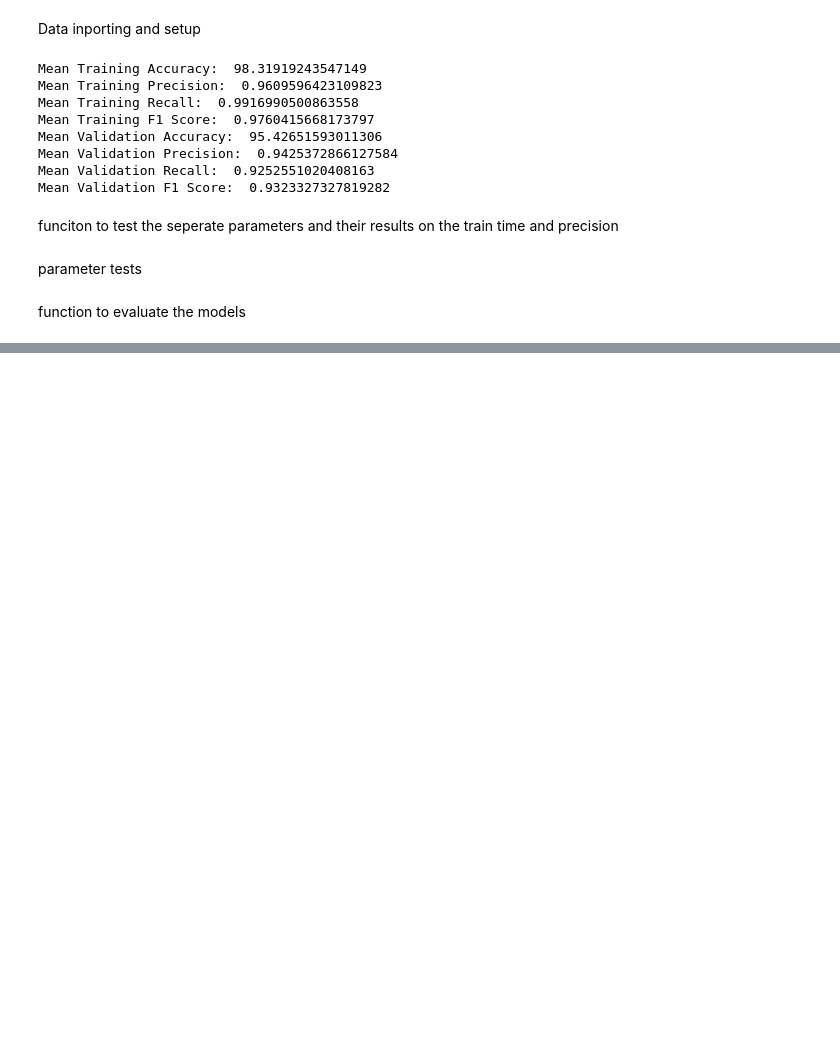
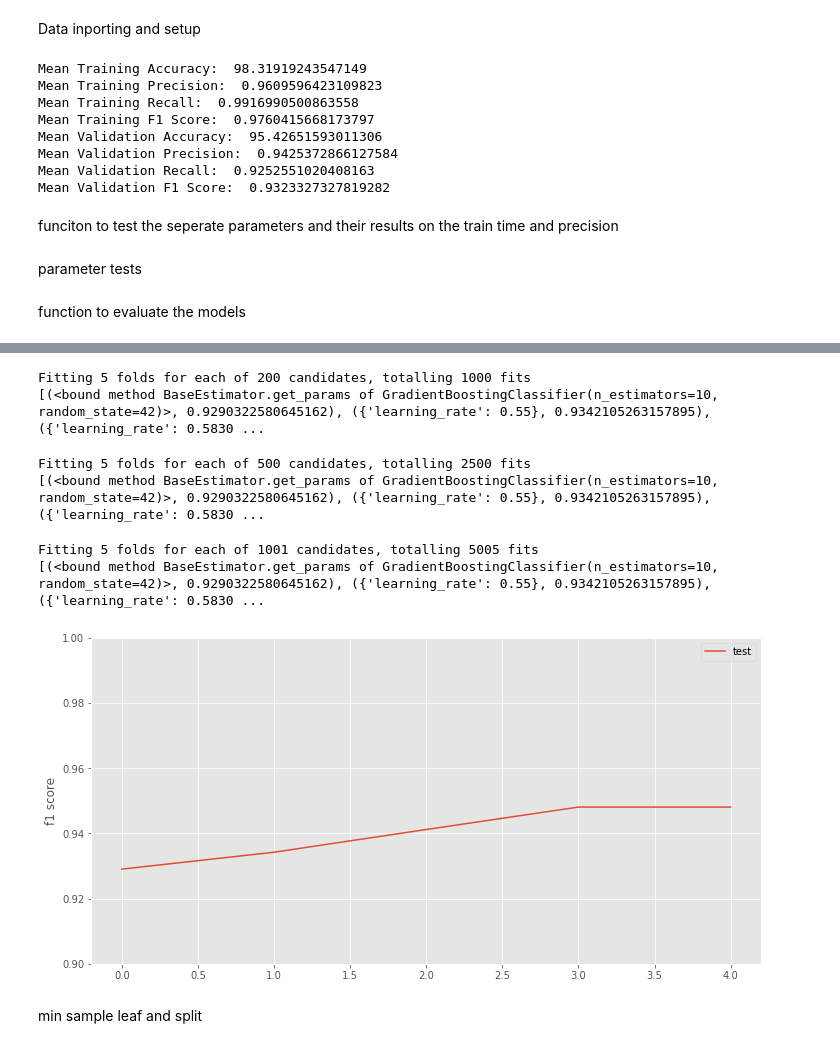
Before and after one commit to DJLeemstar/AICoursework, a Jupyter notebook: GBA.ipynb, the cells around one changed output, grey strips where cells are left out. Saved outputs shown, nothing was run; the diff lists cells and outputs as text; code cells hidden in the pictures; blank space fills up the shorter version.

```diff
--- a/GBA.ipynb
+++ b/GBA.ipynb
@@ -132,0 +197,49 @@ gsearch4.best_params_, gsearch4.best_score_
+# %%
+param_grid = {'learning_rate': np.arange(0.4,0.6,0.001),
+}
+
+GBAgrid_model = model_selection.GridSearchCV(estimator = GradientBoostingClassifier(max_depth= 14,n_estimators= 172,random_state=42,max_features=1), param_grid = param_grid,
+                                 cv = 5, n_jobs = -1, scoring='f1',verbose = 1, return_train_score=True)
+GBAgrid_model.fit(x_train,y_train)
+scores_of_models.append((GBAgrid_model.best_params_, evaluate(GBAgrid_model, x_test,y_test)))
+print(scores_of_models)
+# %% [output]
+Fitting 5 folds for each of 200 candidates, totalling 1000 fits
+[(<bound method BaseEstimator.get_params of GradientBoostingClassifier(n_estimators=10, random_state=42)>, 0.9290322580645162), ({'learning_rate': 0.55}, 0.9342105263157895), ({'learning_rate': 0.5830 ...
+# %%
+param_grid = {'learning_rate': np.arange(0.55,0.6,0.0001),
+}
+
+GBAgrid_model = model_selection.GridSearchCV(estimator = GradientBoostingClassifier(max_depth= 14,n_estimators= 172,random_state=42,max_features=1), param_grid = param_grid,
+                                 cv = 5, n_jobs = -1, scoring='f1',verbose = 1, return_train_score=True)
+GBAgrid_model.fit(x_train,y_train)
+scores_of_models.append((GBAgrid_model.best_params_, evaluate(GBAgrid_model, x_test,y_test)))
+print(scores_of_models)
+# %% [output]
+Fitting 5 folds for each of 500 candidates, totalling 2500 fits
+[(<bound method BaseEstimator.get_params of GradientBoostingClassifier(n_estimators=10, random_state=42)>, 0.9290322580645162), ({'learning_rate': 0.55}, 0.9342105263157895), ({'learning_rate': 0.5830 ...
+# %%
+param_grid = {'learning_rate': np.arange(0.58,0.59,0.00001),
+}
+
+GBAgrid_model = model_selection.GridSearchCV(estimator = GradientBoostingClassifier(max_depth= 14,n_estimators= 172,random_state=42,max_features=1), param_grid = param_grid,
+                                 cv = 5, n_jobs = -1, scoring='f1',verbose = 1, return_train_score=True)
+GBAgrid_model.fit(x_train,y_train)
+scores_of_models.append((GBAgrid_model.best_params_, evaluate(GBAgrid_model, x_test,y_test)))
+print(scores_of_models)
+# %% [output]
+Fitting 5 folds for each of 1001 candidates, totalling 5005 fits
+[(<bound method BaseEstimator.get_params of GradientBoostingClassifier(n_estimators=10, random_state=42)>, 0.9290322580645162), ({'learning_rate': 0.55}, 0.9342105263157895), ({'learning_rate': 0.5830 ...
+# %%
+temp_scores = []
+for i in scores_of_models:
+    temp_scores.append(i[1])
+plt.plot(np.arange(len(temp_scores)), temp_scores, '-', label = 'test')
+plt.legend()
+plt.ylabel('f1 score')
+plt.ylim(ymin = 0.9, ymax = 1)
+plt.show()
+# %% [output]
+[figure, added]
+# %% [markdown]
+min sample leaf and split
```
Also changed, not shown: parts of 17 cells of this notebook.
